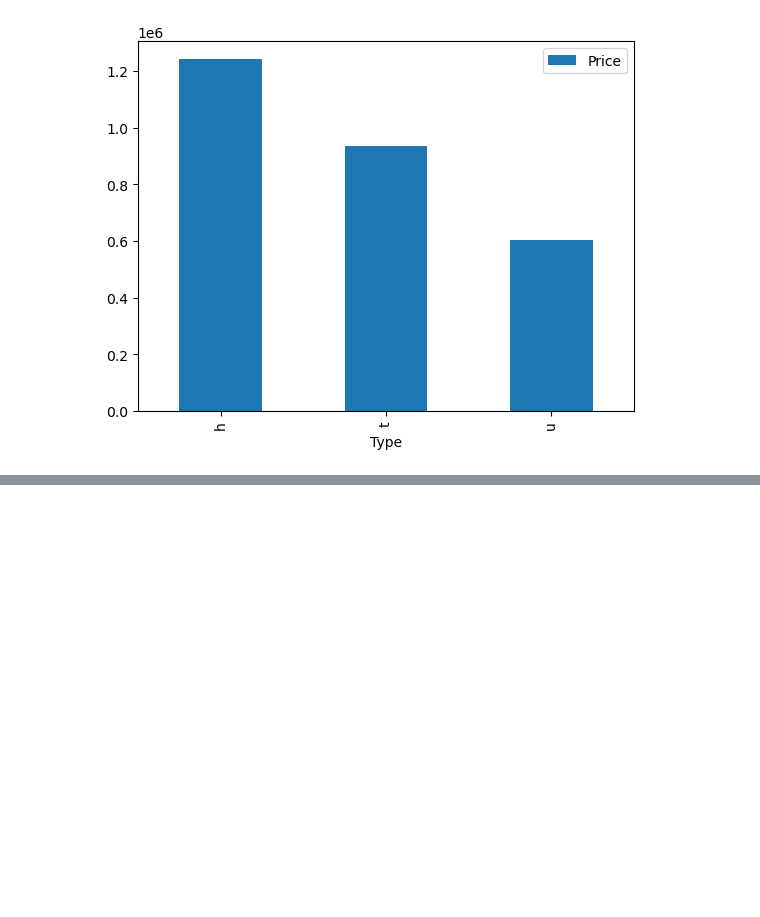
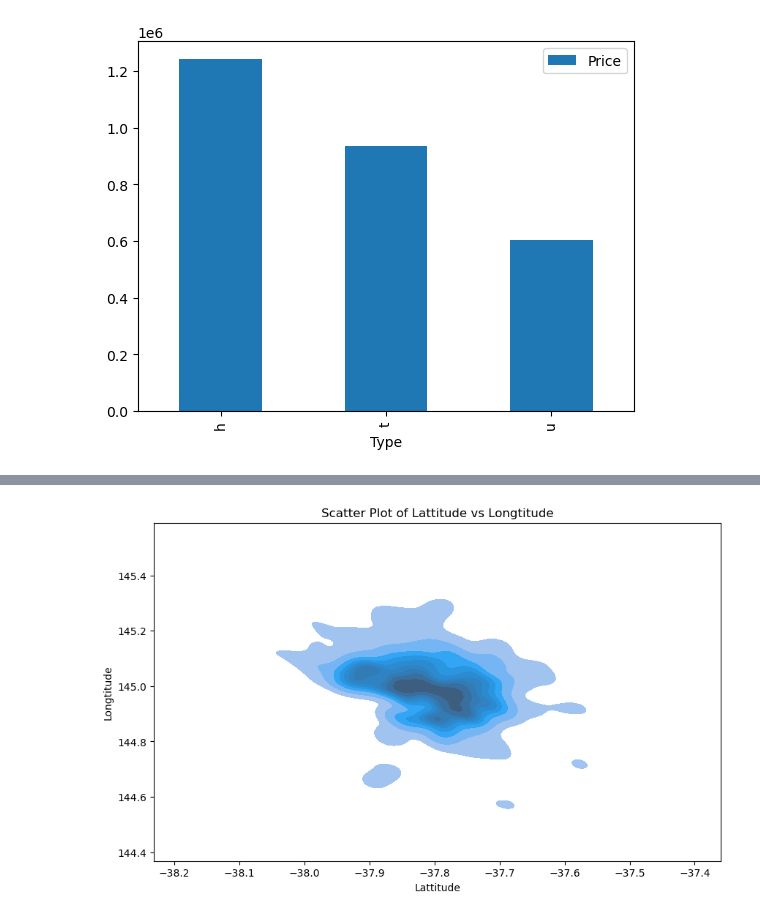
Before and after one commit to Git-Jeong/Machine_Learning, a Jupyter notebook: study/ex_05_선형회귀_활용한_주택_가격의_예측.ipynb, the cells around one changed output, grey strips where cells are left out. Saved outputs shown, nothing was run; the diff lists cells and outputs as text; code cells hidden in the pictures; blank space fills up the shorter version.

```diff
--- a/study/ex_05_선형회귀_활용한_주택_가격의_예측.ipynb
+++ b/study/ex_05_선형회귀_활용한_주택_가격의_예측.ipynb
@@ -177,0 +193,13 @@ lattitude_data
+# %%
+#
+lattitude_longtitude = data[['Lattitude', 'Longtitude']]
+lattitude_longtitude
+
+plt.figure(figsize=(10, 6))
+
+sns.kdeplot(data = lattitude_longtitude, x = 'Lattitude', y = 'Longtitude', fill = True)
+plt.title('Scatter Plot of Lattitude vs Longtitude')
+
+plt.show()
+# %% [output]
+[figure, added]
```
Also changed, not shown: parts of 12 cells of this notebook.
